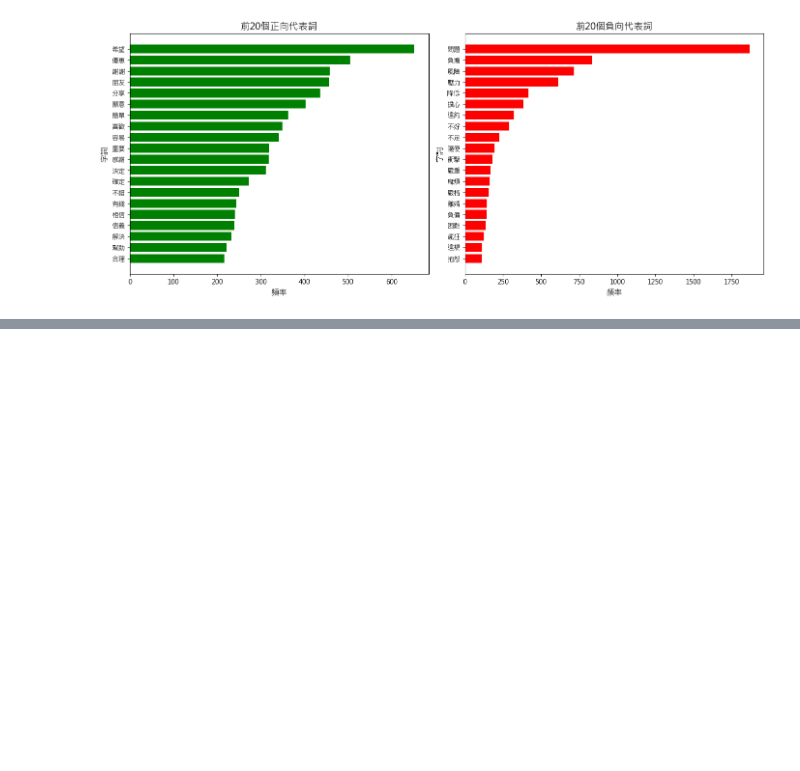
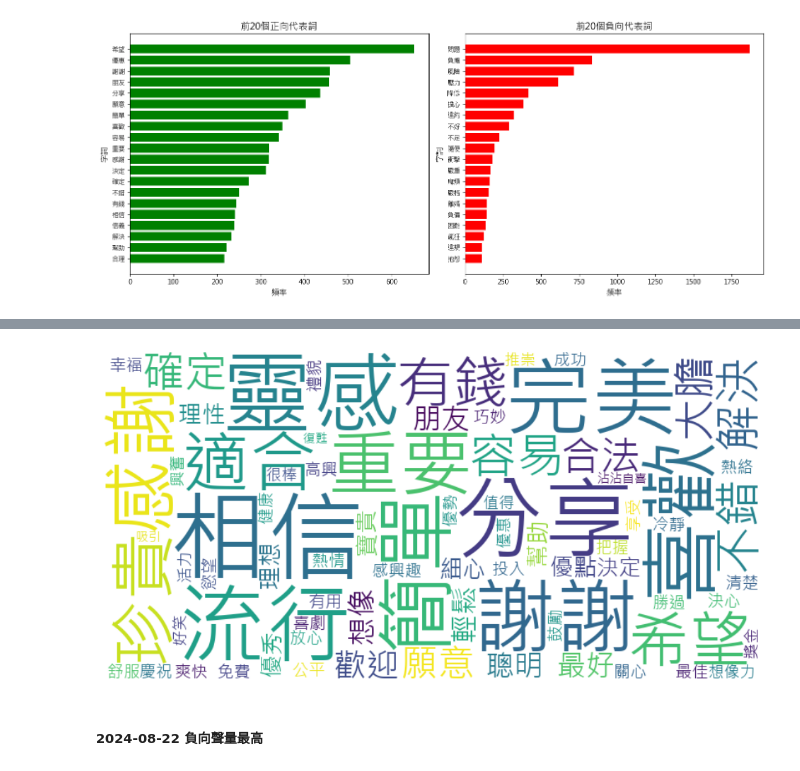
Before and after one commit to hsuan1120/Loan, a Jupyter notebook: loans.ipynb, the cells around one changed output, grey strips where cells are left out. Drawn from its saved outputs; the diff is of its cells as text; code cells hidden in the pictures; blank space fills up the shorter version.

```diff
--- a/loans.ipynb
+++ b/loans.ipynb
@@ -513,0 +563,5 @@ plt.show()
+# %%
+data_liwc['date'] = pd.to_datetime(data_liwc['date'], errors = 'coerce')
+pos_words = data_liwc[(data_liwc['date'] == '2024-06-04') &
+                      (data_liwc['sentiments'] == 'positive')]['word']
+pos_words
@@ -513,0 +581,18 @@ plt.show()
+# %%
+pos_list = " ".join(pos_words.to_list())
+
+pos_wc = WordCloud(
+    font_path='msjh.ttc',
+    width=800,
+    height=400,
+    background_color='white'
+).generate(pos_list)
+
+plt.figure(figsize=(12,10))
+plt.imshow(pos_wc, interpolation = 'bilinear')
+plt.axis('off')
+plt.show()
+# %% [output]
+[figure, added]
+# %% [markdown]
+##### 2024-08-22 負向聲量最高
```
Also changed, not shown: parts of 11 cells of this notebook.
